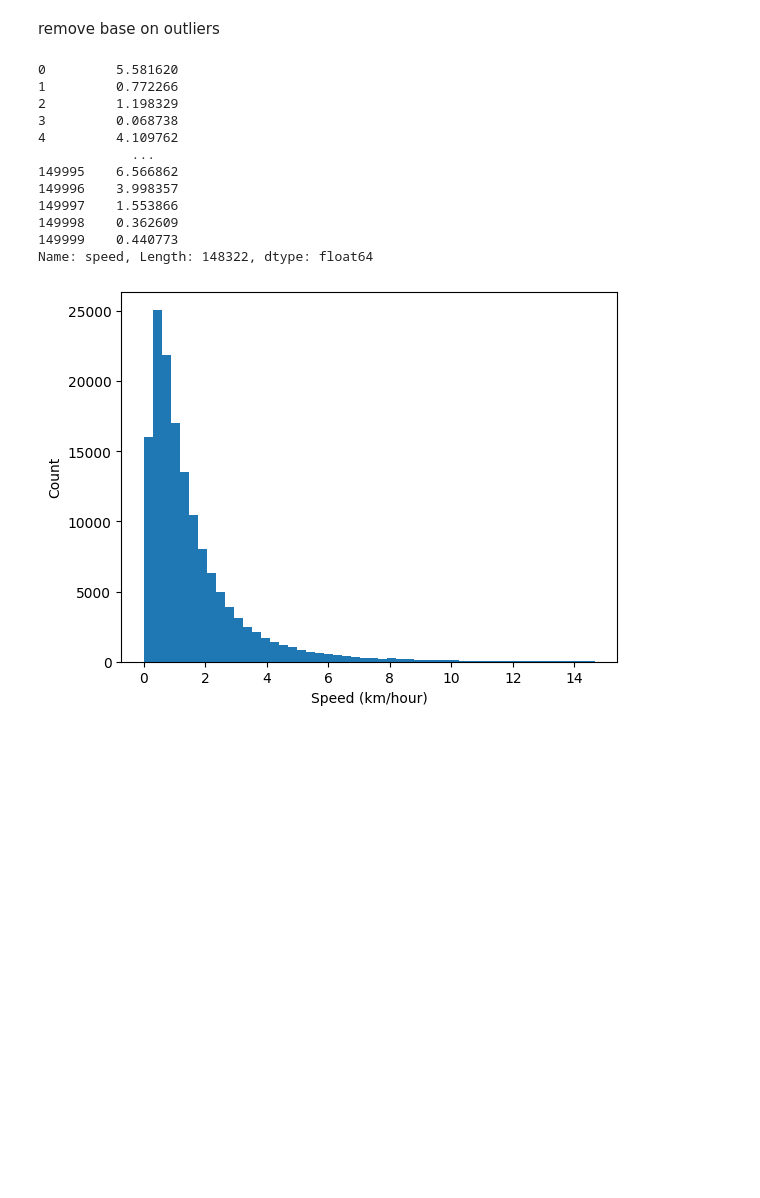
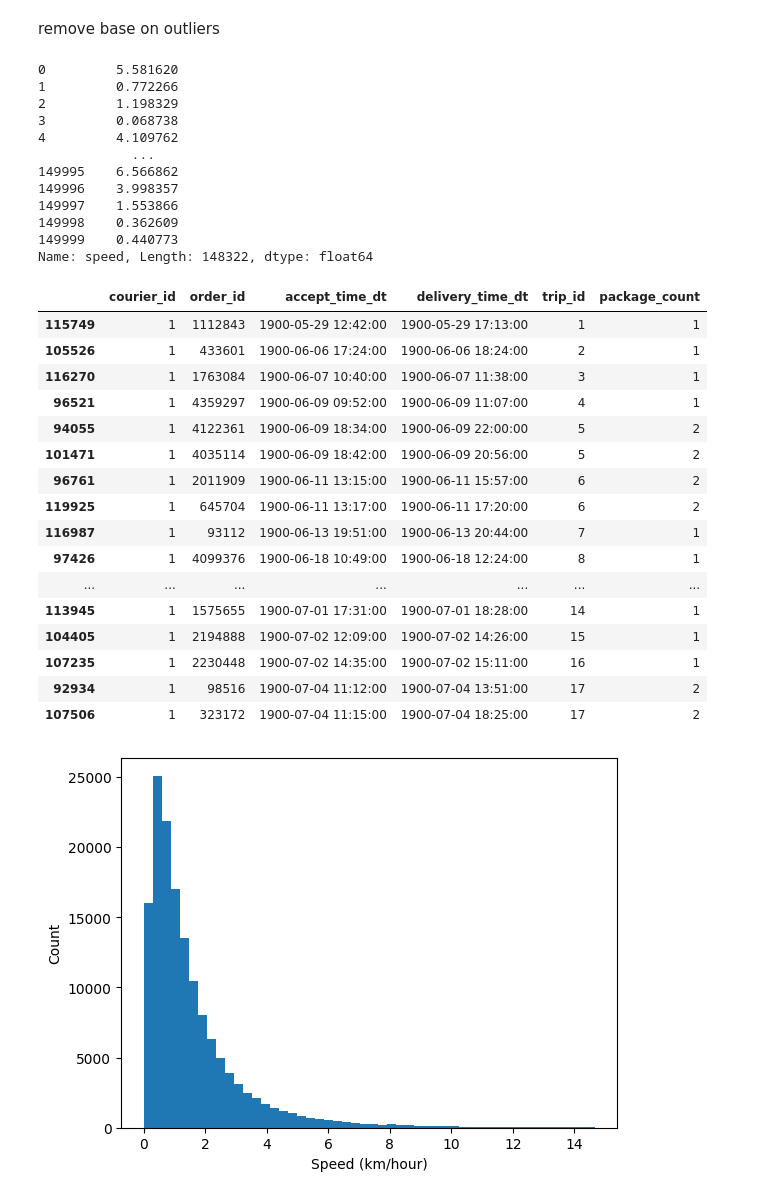
Before and after one commit to panharithhh/ETA_API, a Jupyter notebook: ngeow.ipynb, the cells around one changed output. Drawn from its saved outputs; the diff is of its cells as text; code cells hidden in the pictures; blank space fills up the shorter version.

```diff
--- a/ngeow.ipynb
+++ b/ngeow.ipynb
@@ -103,33 +101,70 @@ accept_gps_lng=total_data["accept_gps_lng"]
 accept_gps_lat = total_data["accept_gps_lat"]
 delivery_gps_lng = total_data["delivery_gps_lng"]
 delivery_gps_lat =total_data["delivery_gps_lat"]
 
 total_data["time_taken"] = (total_data["delivery_time_dt"] - total_data["accept_time_dt"]).dt.total_seconds() / 3600
 
 total_data["distance"] = haversine(accept_gps_lat, accept_gps_lng, delivery_gps_lat, delivery_gps_lng)
 
 total_data["speed"] = total_data["distance"] / total_data["time_taken"]
 
 speed_clean = total_data["speed"][total_data["speed"] > 0].replace([np.inf, -np.inf], np.nan).dropna()
 
 total_data["is_weekend"] = (total_data["day_of_week"] >= 5).astype(int)
 # Two separate rush hour windows
 total_data["is_morning_rush"] = total_data["hour"].isin([7, 8, 9, 10]).astype(int)
 total_data["is_afternoon_rush"] = total_data["hour"].isin([13, 14, 15]).astype(int)
 print(speed_clean)
+
+# Sort by courier and time
+clean_df = total_data.sort_values(["courier_id", "accept_time_dt"]).copy()
+
+# A new trip starts when accept_time > previous delivery_time
+clean_df["prev_delivery"] = clean_df.groupby("courier_id")["delivery_time_dt"].shift(1)
+
+clean_df["new_trip"] = (
+    clean_df["accept_time_dt"] > clean_df["prev_delivery"]
+) | (clean_df["prev_delivery"].isna())
+
+# Assign trip_id per courier
+clean_df["trip_id"] = clean_df.groupby("courier_id")["new_trip"].cumsum()
+
+# Now count packages per actual trip
+clean_df["package_count"] = clean_df.groupby(
+    ["courier_id", "trip_id"]
+)["order_id"].transform("count")
+
+clean_df[["courier_id", "order_id", "accept_time_dt", "delivery_time_dt", "trip_id", "package_count"]].head(20)
 # %% [output]
 0         5.581620
 1         0.772266
 2         1.198329
 3         0.068738
 4         4.109762
             ...
 149995    6.566862
 149996    3.998357
 149997    1.553866
 149998    0.362609
 149999    0.440773
 Name: speed, Length: 148322, dtype: float64
+|  | courier_id | order_id | accept_time_dt | delivery_time_dt | trip_id | package_count |
+| 115749 | 1 | 1112843 | 1900-05-29 12:42:00 | 1900-05-29 17:13:00 | 1 | 1 |
+| 105526 | 1 | 433601 | 1900-06-06 17:24:00 | 1900-06-06 18:24:00 | 2 | 1 |
+| 116270 | 1 | 1763084 | 1900-06-07 10:40:00 | 1900-06-07 11:38:00 | 3 | 1 |
+| 96521 | 1 | 4359297 | 1900-06-09 09:52:00 | 1900-06-09 11:07:00 | 4 | 1 |
+| 94055 | 1 | 4122361 | 1900-06-09 18:34:00 | 1900-06-09 22:00:00 | 5 | 2 |
+| 101471 | 1 | 4035114 | 1900-06-09 18:42:00 | 1900-06-09 20:56:00 | 5 | 2 |
+| 96761 | 1 | 2011909 | 1900-06-11 13:15:00 | 1900-06-11 15:57:00 | 6 | 2 |
+| 119925 | 1 | 645704 | 1900-06-11 13:17:00 | 1900-06-11 17:20:00 | 6 | 2 |
+| 116987 | 1 | 93112 | 1900-06-13 19:51:00 | 1900-06-13 20:44:00 | 7 | 1 |
+| 97426 | 1 | 4099376 | 1900-06-18 10:49:00 | 1900-06-18 12:24:00 | 8 | 1 |
+| ... | ... | ... | ... | ... | ... | ... |
+| 113945 | 1 | 1575655 | 1900-07-01 17:31:00 | 1900-07-01 18:28:00 | 14 | 1 |
+| 104405 | 1 | 2194888 | 1900-07-02 12:09:00 | 1900-07-02 14:26:00 | 15 | 1 |
+| 107235 | 1 | 2230448 | 1900-07-02 14:35:00 | 1900-07-02 15:11:00 | 16 | 1 |
+| 92934 | 1 | 98516 | 1900-07-04 11:12:00 | 1900-07-04 13:51:00 | 17 | 2 |
+| 107506 | 1 | 323172 | 1900-07-04 11:15:00 | 1900-07-04 18:25:00 | 17 | 2 |
 # %%
 cap = speed_clean.quantile(0.99) # this justt give cap the 1% data
 plt.hist(speed_clean[speed_clean < cap], bins=50) # Actaully doing it the if statement here is getting us the 99%
```
Also changed, not shown: parts of 6 cells of this notebook, 14 other files.
